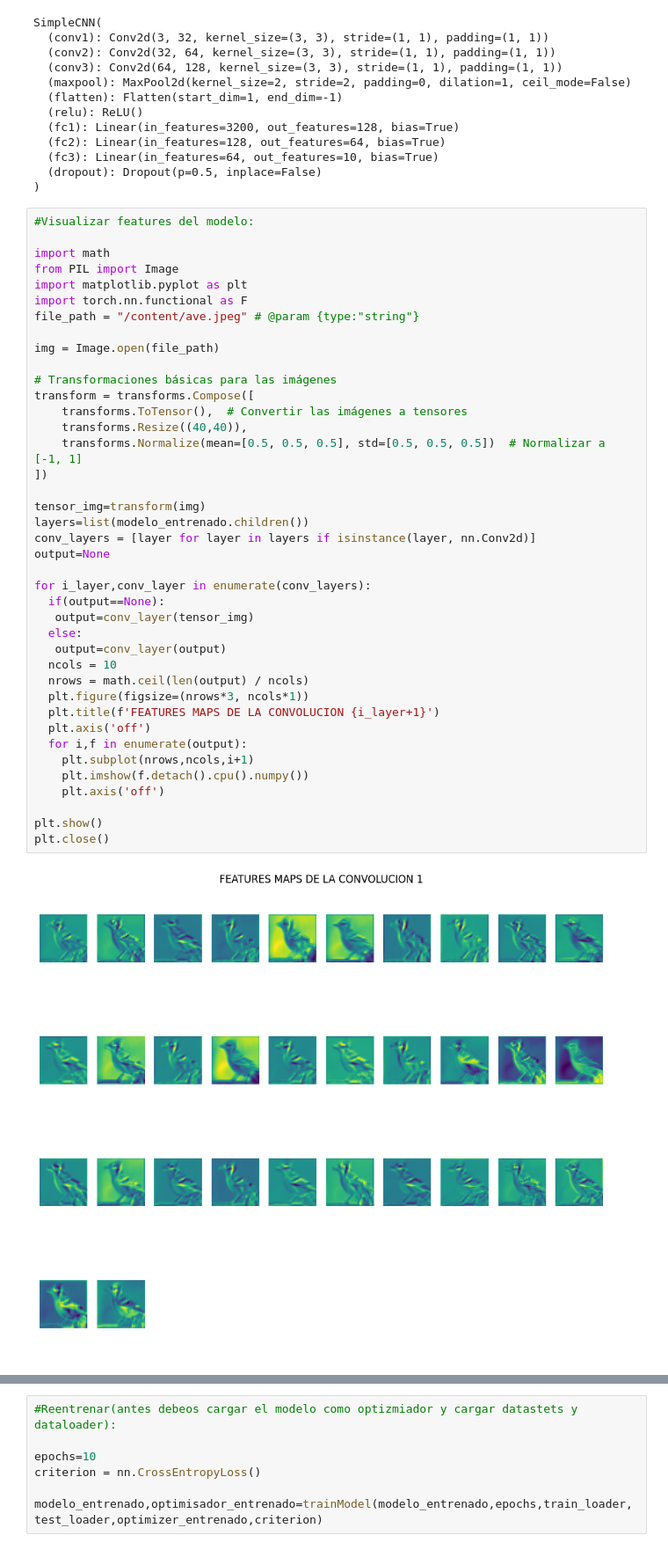
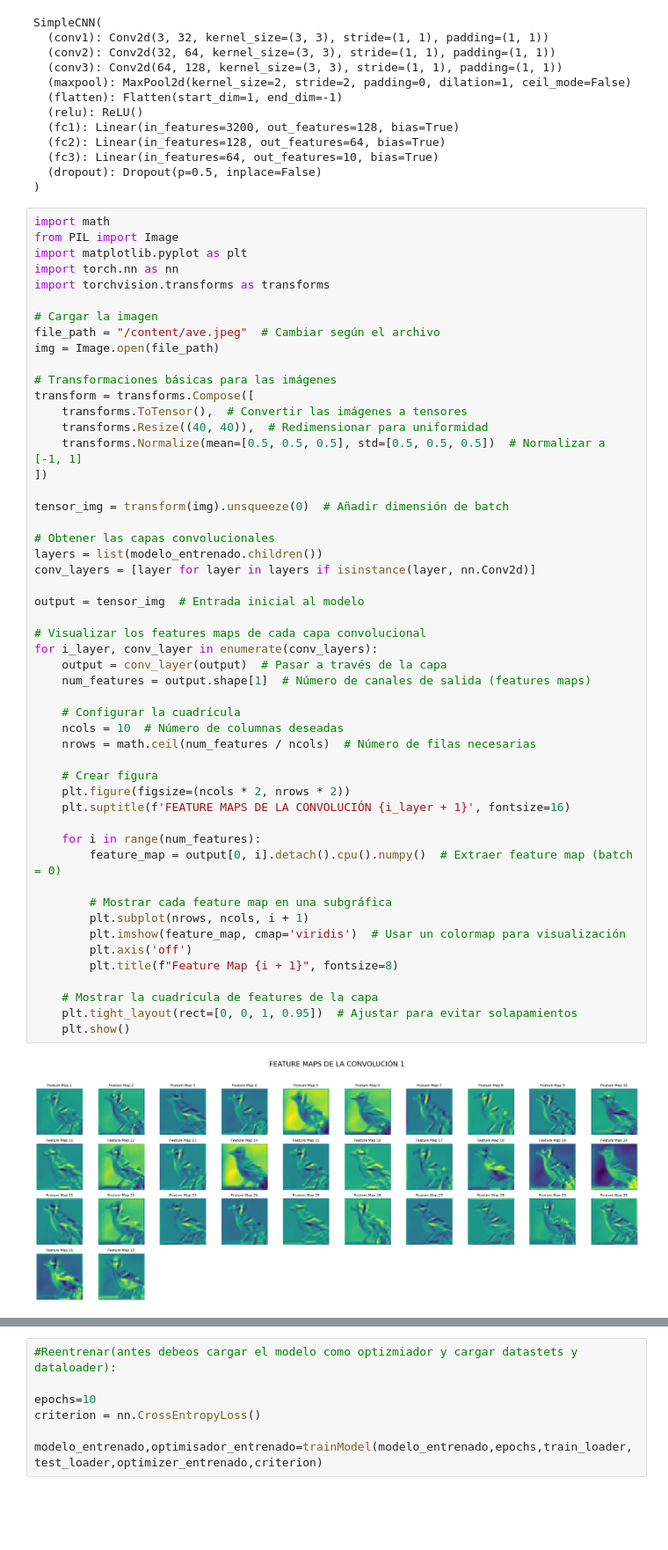
Before and after one commit to JuniorHZ19/ArquitecturasCNN, a Jupyter notebook: CNNSIMPLE.ipynb, the cells around one changed output, grey strips where cells are left out. Shown at 88% size. Drawn from its saved outputs; the diff is of its cells as text; blank space fills up the shorter version.

```diff
--- a/CNNSIMPLE.ipynb
+++ b/CNNSIMPLE.ipynb
@@ -257,44 +257,55 @@ SimpleCNN(
   (dropout): Dropout(p=0.5, inplace=False)
 )
 # %%
-#Visualizar features del modelo:
-
 import math
 from PIL import Image
 import matplotlib.pyplot as plt
-import torch.nn.functional as F
-file_path = "/content/ave.jpeg" # @param {type:"string"}
+import torch.nn as nn
+import torchvision.transforms as transforms
 
+# Cargar la imagen
+file_path = "/content/ave.jpeg"  # Cambiar según el archivo
 img = Image.open(file_path)
 
 # Transformaciones básicas para las imágenes
 transform = transforms.Compose([
     transforms.ToTensor(),  # Convertir las imágenes a tensores
-    transforms.Resize((40,40)),
+    transforms.Resize((40, 40)),  # Redimensionar para uniformidad
     transforms.Normalize(mean=[0.5, 0.5, 0.5], std=[0.5, 0.5, 0.5])  # Normalizar a [-1, 1]
 ])
 
-tensor_img=transform(img)
-layers=list(modelo_entrenado.children())
+tensor_img = transform(img).unsqueeze(0)  # Añadir dimensión de batch
+
+# Obtener las capas convolucionales
+layers = list(modelo_entrenado.children())
 conv_layers = [layer for layer in layers if isinstance(layer, nn.Conv2d)]
-output=None
 
-for i_layer,conv_layer in enumerate(conv_layers):
-  if(output==None):
-   output=conv_layer(tensor_img)
-  else:
-   output=conv_layer(output)
-  ncols = 10
-  nrows = math.ceil(len(output) / ncols)
-  plt.figure(figsize=(nrows*3, ncols*1))
-  plt.title(f'FEATURES MAPS DE LA CONVOLUCION {i_layer+1}')
-  plt.axis('off')
-  for i,f in enumerate(output):
-    plt.subplot(nrows,ncols,i+1)
-    plt.imshow(f.detach().cpu().numpy())
-    plt.axis('off')
+output = tensor_img  # Entrada inicial al modelo
 
-plt.show()
-plt.close()
+# Visualizar los features maps de cada capa convolucional
+for i_layer, conv_layer in enumerate(conv_layers):
+    output = conv_layer(output)  # Pasar a través de la capa
+    num_features = output.shape[1]  # Número de canales de salida (features maps)
+
+    # Configurar la cuadrícula
+    ncols = 10  # Número de columnas deseadas
+    nrows = math.ceil(num_features / ncols)  # Número de filas necesarias
+
+    # Crear figura
+    plt.figure(figsize=(ncols * 2, nrows * 2))
+    plt.suptitle(f'FEATURE MAPS DE LA CONVOLUCIÓN {i_layer + 1}', fontsize=16)
+
+    for i in range(num_features):
+        feature_map = output[0, i].detach().cpu().numpy()  # Extraer feature map (batch = 0)
+
+        # Mostrar cada feature map en una subgráfica
+        plt.subplot(nrows, ncols, i + 1)
+        plt.imshow(feature_map, cmap='viridis')  # Usar un colormap para visualización
+        plt.axis('off')
+        plt.title(f"Feature Map {i + 1}", fontsize=8)
+
+    # Mostrar la cuadrícula de features de la capa
+    plt.tight_layout(rect=[0, 0, 1, 0.95])  # Ajustar para evitar solapamientos
+    plt.show()
 # %% [output]
-[figure, old version]
+[figure, new version]
```
Also changed, not shown: parts of 1 cell of this notebook.
